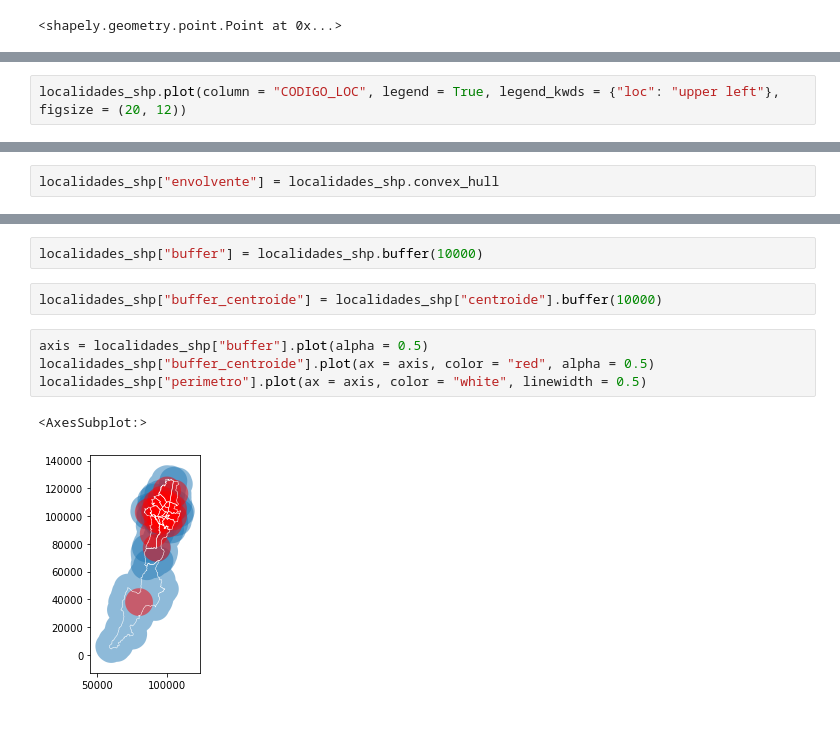
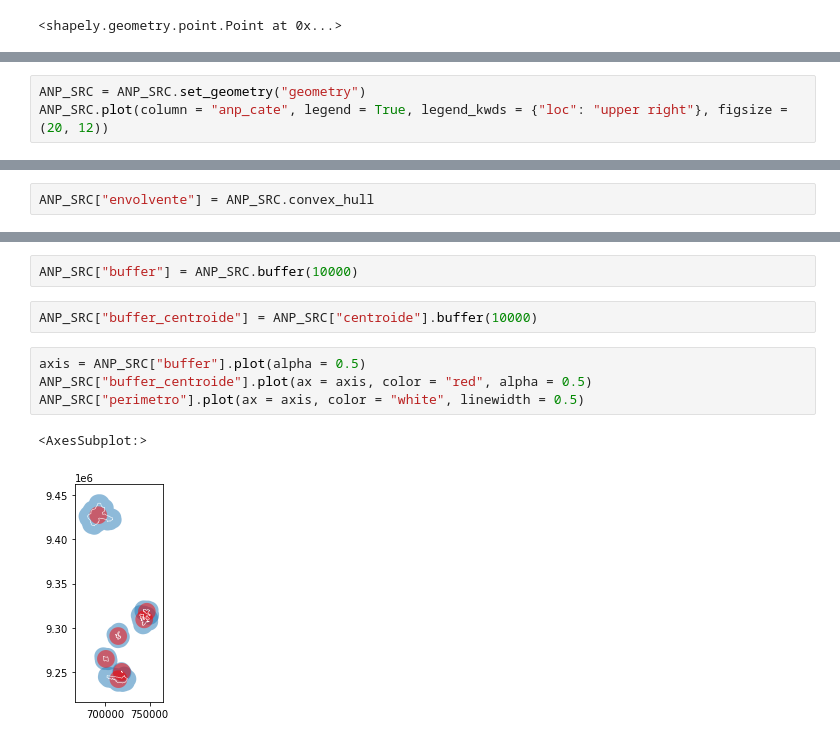
Before and after one commit to mario199745/Python_Geopandas, a Jupyter notebook: 01 - GeoPandas - Introducción, Comandos Básicos y Algunos Ejemplos.ipynb, the cells around one changed output, grey strips where cells are left out. Drawn from its saved outputs; the diff is of its cells as text.

```diff
--- a/01 - GeoPandas - Introducción, Comandos Básicos y Algunos Ejemplos.ipynb
+++ b/01 - GeoPandas - Introducción, Comandos Básicos y Algunos Ejemplos.ipynb
@@ -242,4 +270,5 @@ localidades_shp["centroide"].plot(ax = axis, color = "black")
 # %%
-localidades_shp.plot(column = "CODIGO_LOC", legend = True, legend_kwds = {"loc": "upper left"}, figsize = (20, 12))
+ANP_SRC = ANP_SRC.set_geometry("geometry")
+ANP_SRC.plot(column = "anp_cate", legend = True, legend_kwds = {"loc": "upper right"}, figsize = (20, 12))
 # %% [output]
 <AxesSubplot:>
@@ -247,3 +276,3 @@ localidades_shp.plot(column = "CODIGO_LOC", legend = True, legend_kwds = {"loc":
 # %%
-localidades_shp["envolvente"] = localidades_shp.convex_hull
+ANP_SRC["envolvente"] = ANP_SRC.convex_hull
 # %%
@@ -255,12 +284,12 @@ localidades_shp["perimetro"].plot(ax = axis, color = "white", linewidth = 0.5)
 # %%
-localidades_shp["buffer"] = localidades_shp.buffer(10000)
+ANP_SRC["buffer"] = ANP_SRC.buffer(10000)
 # %%
-localidades_shp["buffer_centroide"] = localidades_shp["centroide"].buffer(10000)
+ANP_SRC["buffer_centroide"] = ANP_SRC["centroide"].buffer(10000)
 # %%
-axis = localidades_shp["buffer"].plot(alpha = 0.5)
-localidades_shp["buffer_centroide"].plot(ax = axis, color = "red", alpha = 0.5)
-localidades_shp["perimetro"].plot(ax = axis, color = "white", linewidth = 0.5)
+axis = ANP_SRC["buffer"].plot(alpha = 0.5)
+ANP_SRC["buffer_centroide"].plot(ax = axis, color = "red", alpha = 0.5)
+ANP_SRC["perimetro"].plot(ax = axis, color = "white", linewidth = 0.5)
 # %% [output]
 <AxesSubplot:>
-[figure, old version]
+[figure, new version]
 # %%
```
Also changed, not shown: parts of 33 cells of this notebook.
